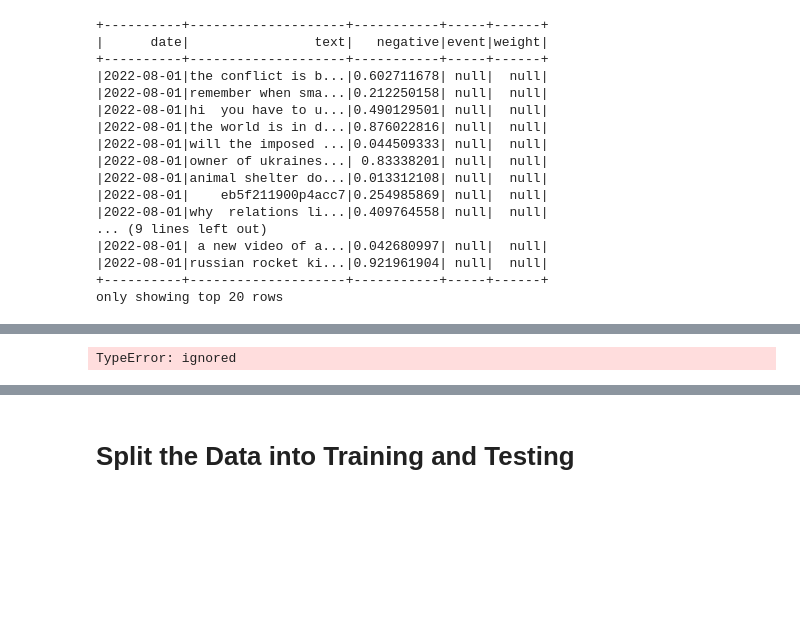
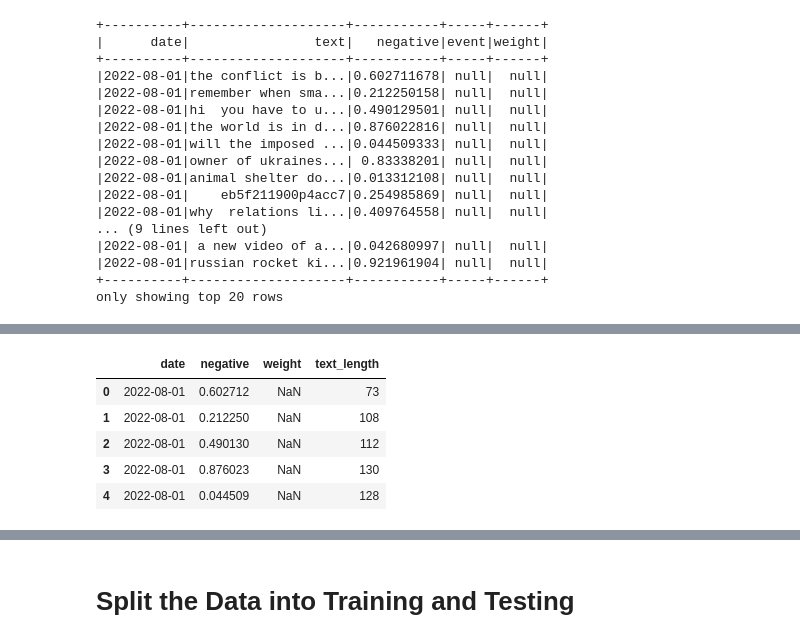
Before and after one commit to aiscience-22/UA_War, a Jupyter notebook: Twitter_ensemble.ipynb, the cells around one changed output, grey strips where cells are left out. Drawn from its saved outputs; the diff is of its cells as text; code cells hidden in the pictures; blank space fills up the shorter version.

```diff
--- a/Twitter_ensemble.ipynb
+++ b/Twitter_ensemble.ipynb
@@ -108,0 +119,6 @@ only showing top 20 rows
+# %%
+# convert spark dataframe to pandas
+
+import pandas as pd
+joined_data_df = joined_data_df.toPandas()
+print(joined_data_df)
@@ -123,11 +155,24 @@ TypeError: ignored
+# %%
+# Drop the columns with text values
+joined_data_df.drop("text", axis=1, inplace=True)
+joined_data_df.drop("event", axis=1, inplace=True)
+
+joined_data_df.head()
+# %% [output]
+|  | date | negative | weight | text_length |
+| 0 | 2022-08-01 | 0.602712 | NaN | 73 |
+| 1 | 2022-08-01 | 0.212250 | NaN | 108 |
+| 2 | 2022-08-01 | 0.490130 | NaN | 112 |
+| 3 | 2022-08-01 | 0.876023 | NaN | 130 |
+| 4 | 2022-08-01 | 0.044509 | NaN | 128 |
 # %%
 # convert datetime to numerical
 
 # importing the datetime module
-import datetime
+import datetime as dt
 
+joined_data_df['date'] = pd.to_datetime(joined_data_df['date'])
+# joined_data_df['date'] = joined_data_df['date'].astype(np.int64)
 
-joined_data_df['date'] = joined_data_df['date'].astype(np.int64)
+joined_data_df['date'] = joined_data_df['date'].map(dt.datetime.toordinal)
-# %% [output]
-TypeError: ignored
 # %%
```
Also changed, not shown: parts of 12 cells of this notebook.
